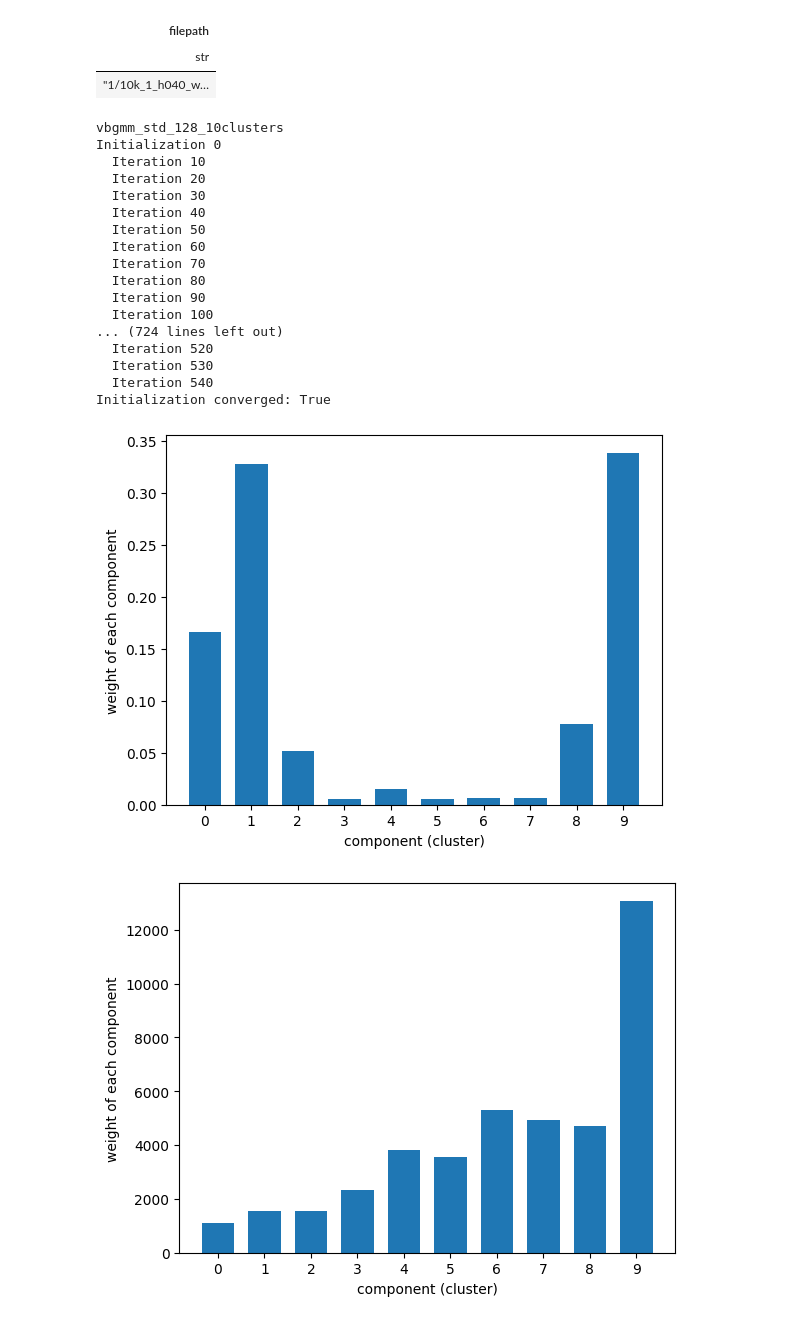
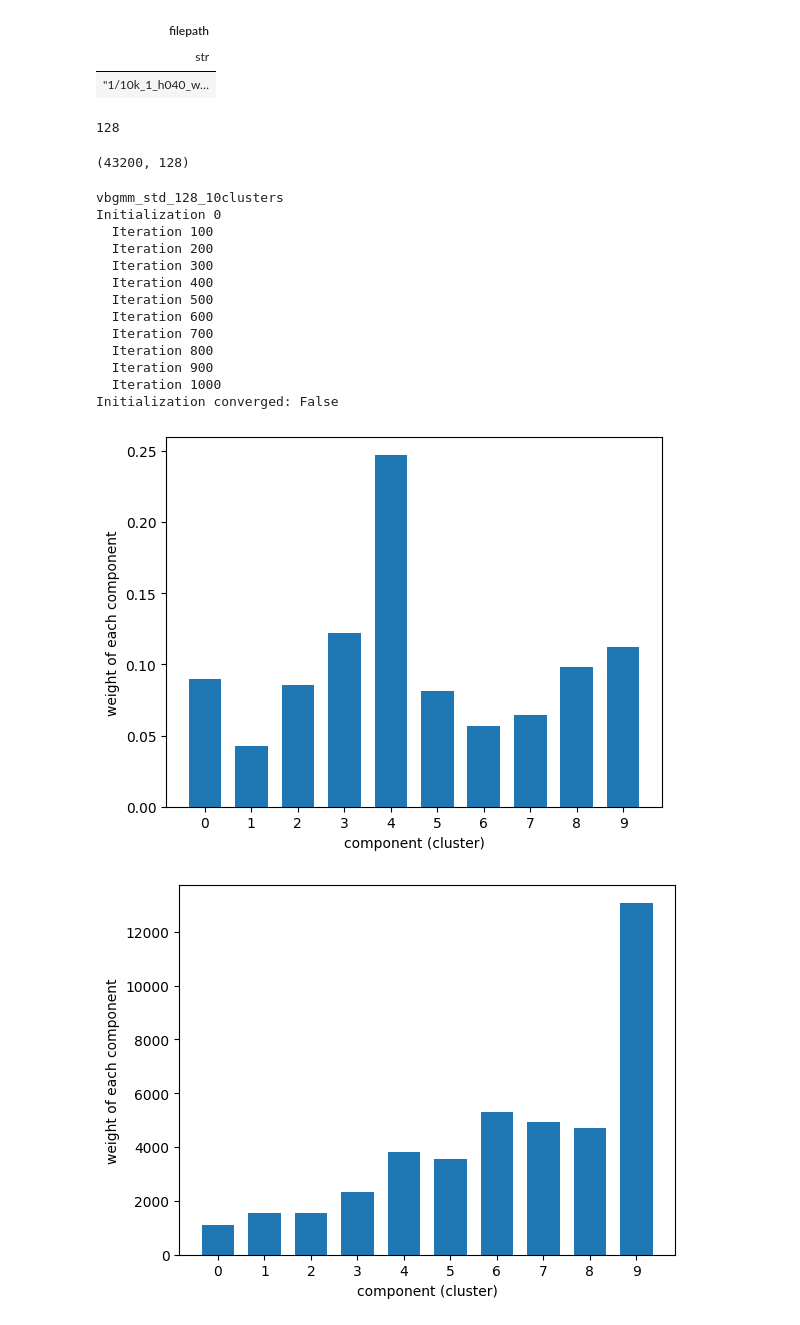
Before and after one commit to RyuichiShinseiB/Feature_extraction, a Jupyter notebook: notebooks/VBGMM_clustering.ipynb, the cells around one changed output. Saved outputs shown, nothing was run; the diff lists cells and outputs as text; code cells hidden in the pictures.

Commit message:
vbgmm

```diff
--- a/notebooks/VBGMM_clustering.ipynb
+++ b/notebooks/VBGMM_clustering.ipynb
@@ -23,8 +23,8 @@ from src.visualization.plot import (
 colors = ['tab:blue', 'tab:orange', 'tab:green', 'tab:red', 'tab:purple', 'tab:brown', 'tab:pink', 'tab:gray', 'tab:olive', 'tab:cyan']
 markers = ['s', 'D', 'o', 'p', '*', 'h', 'D', '8', 'v', 'x']
 
-model_name = "SimpleCAE16"
-trained_datetime = "2023-11-27/12-07-16"
+model_name = "SimpleCAE64"
+trained_datetime = "2023-07-21/20-18-22"
 
 project_dir = Path("/home/shinsei/MyResearches/feat_extrc")
 
@@ -352,59 +352,76 @@ shape: (1,)
 | filepath |
 | str |
 | "1/10k_1_h040_w… |
+# %%
+X_train.shape[1]
+# %% [output]
+128
+# %%
+X_check_std.shape
+# %% [output]
+(43200, 128)
 # %%
 dt = datetime.datetime.now()
 
 nc = 10
 
-clustering_type = f'vbgmm_std_128_{nc}clusters'
+num_features = X_train.shape[1]
+clustering_type = f'vbgmm_std_{num_features}_{nc}clusters'
 print(clustering_type)
 
-vbgmm_train_std_128_10 = BayesianGaussianMixture(
-    n_components=nc,
-    max_iter=1000,
-    n_init=10,
-    init_params="k-means++",
-    verbose=1
-)
-y_train_std = vbgmm_train_std_128_10.fit_predict(X_train_std)
+hparams = {
+    "n_components": nc,
+    "max_iter": 1000,
+    # "n_init": 10,
+    "init_params": "k-means++",
+
+    "random_state": 42,
+    "verbose": 1,
+    "verbose_interval": 100,
+}
+
+# vbgmm_train_std_128_10 = BayesianGaussianMixture(
+#     n_components=nc,
+#     max_iter=1000,
+#     n_init=10,
+#     init_params="k-means++",
+#     verbose=1
+# )
+vbgmm_train_std = BayesianGaussianMixture(**hparams)
+y_train_std = vbgmm_train_std.fit_predict(X_check_std)
 
 # model_save_dir = model_save_pardir / dt.strftime("%Y-%m-%d/%H-%M-%S")
 model_save_dir = model_save_pardir / trained_datetime
 if not model_save_dir.exists():
     os.makedirs(model_save_dir)
-joblib.dump(vbgmm_train_std_128_10, model_save_dir / "vbgmm_train_std_128_10.pkl")
+joblib.dump(vbgmm_train_std, model_save_dir / f"vbgmm_train_std_{num_features}_{nc}.pkl")
 
-rank_of_cluster_train_std = rankdata(- vbgmm_train_std_128_10.weights_, method='ordinal')
+rank_of_cluster_train_std = rankdata(- vbgmm_train_std.weights_, method='ordinal')
 y_train_std_sorted_cluster = rank_of_cluster_train_std[y_train_std]
 
 # plt.subplot(4, 1, 4)
 x_tick = np.arange(0, nc)
 fig = plt.figure()
 ax = fig.add_subplot(1,1,1)
-plt.bar(x_tick, vbgmm_train_std_128_10.weights_, width=0.7, tick_label=x_tick)
+plt.bar(x_tick, vbgmm_train_std.weights_, width=0.7, tick_label=x_tick)
 plt.xlabel('component (cluster)')
 plt.ylabel('weight of each component')
 plt.show()
 # %% [output]
 vbgmm_std_128_10clusters
 Initialization 0
-  Iteration 10
-  Iteration 20
-  Iteration 30
-  Iteration 40
-  Iteration 50
-  Iteration 60
-  Iteration 70
-  Iteration 80
-  Iteration 90
   Iteration 100
-... (724 lines left out)
-  Iteration 520
-  Iteration 530
-  Iteration 540
-Initialization converged: True
+  Iteration 200
+  Iteration 300
+  Iteration 400
+  Iteration 500
+  Iteration 600
+  Iteration 700
+  Iteration 800
+  Iteration 900
+  Iteration 1000
+Initialization converged: False
-[figure, old version]
+[figure, new version]
 # %%
 hist, bin_edges = np.histogram(y_train_std_sorted_cluster)
 
```
Also changed, not shown: parts of 3 cells of this notebook, 1 other file.
